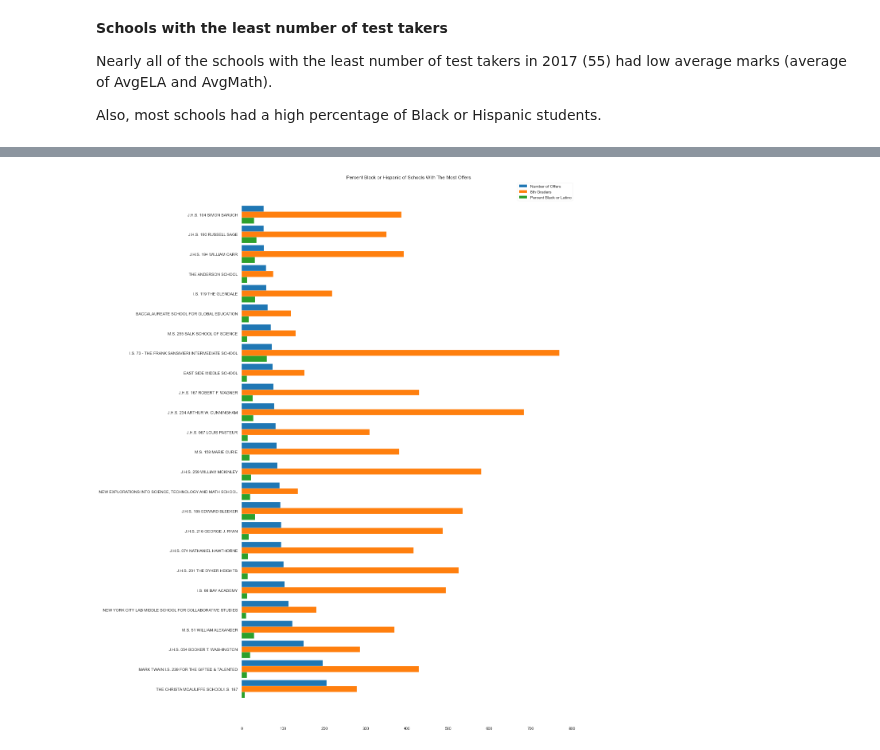
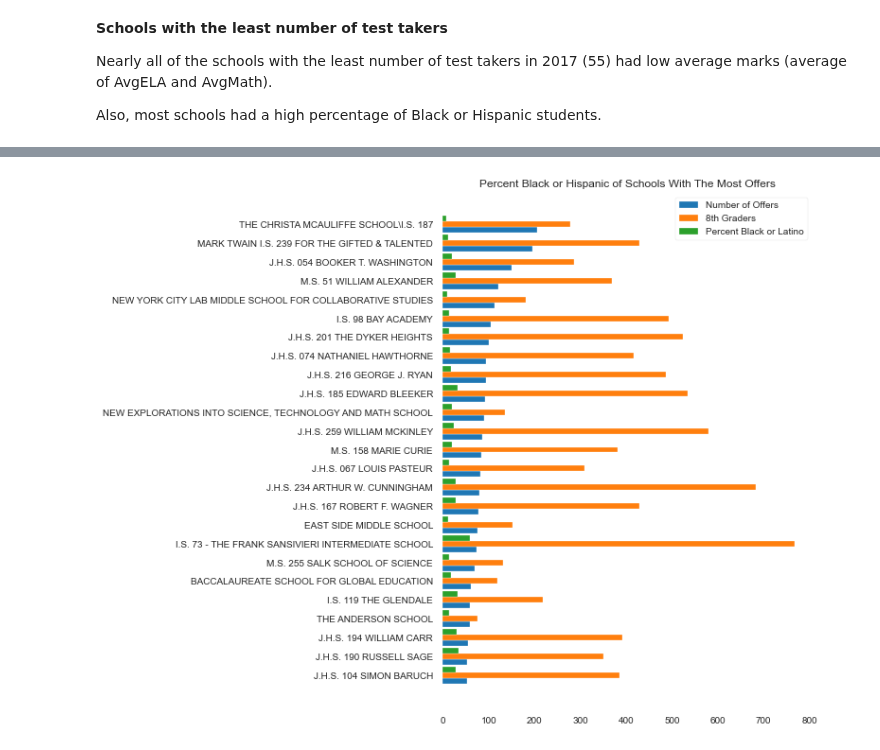
Before and after one commit to dj-m/CapstoneTwo, a Jupyter notebook: notebooks/CapstoneTwo_PredictingHighSchoolAdmissionsOffers.ipynb, the cells around one changed output, grey strips where cells are left out. Saved outputs shown, nothing was run; the diff lists cells and outputs as text; code cells hidden in the pictures.

```diff
--- a/notebooks/CapstoneTwo_PredictingHighSchoolAdmissionsOffers.ipynb
+++ b/notebooks/CapstoneTwo_PredictingHighSchoolAdmissionsOffers.ipynb
@@ -442,15 +445,16 @@ The schools with the most offers received, had lower percentages of Black or His
 # %%
 most_offers = df_main.sort_values(by = 'NumSpecializedOffers', ascending=False).head(25)
-_ = plt.figure(figsize = (15,25))
+_ = plt.figure(figsize = (7,10))
 _ = plt.title('Percent Black or Hispanic of Schools With The Most Offers')
 h = 0.3
 highest_offers = plt.barh(np.arange(len(most_offers))+h, most_offers.NumSpecializedOffers, height = h,
                           label = 'Number of Offers')
 eighth_graders = plt.barh(np.arange(len(most_offers)), most_offers.count_of_students_in_hs_admissions, height = h,
                         label = '8th Graders')
 pct_blk_hisp = plt.barh(np.arange(len(most_offers))-h, most_offers.PctBlackOrHispanic, height = h,
                         label = 'Percent Black or Latino')
 plt.yticks(np.arange(len(most_offers)), most_offers.feeder_school_name)
 _ = plt.legend(handles=[highest_offers, eighth_graders,pct_blk_hisp], loc = 'upper right')
+_ = plt.gca().invert_yaxis()
 # %% [output]
-[figure, old version]
+[figure, new version]
```
Also changed, not shown: parts of 8 cells of this notebook.
